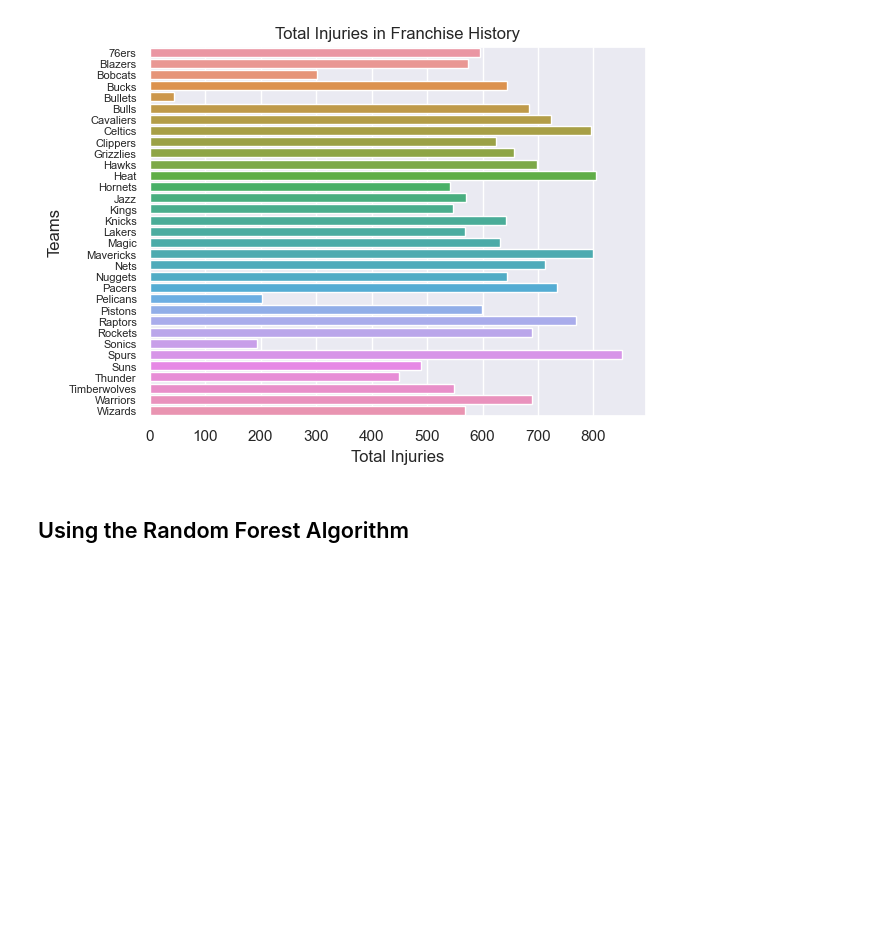
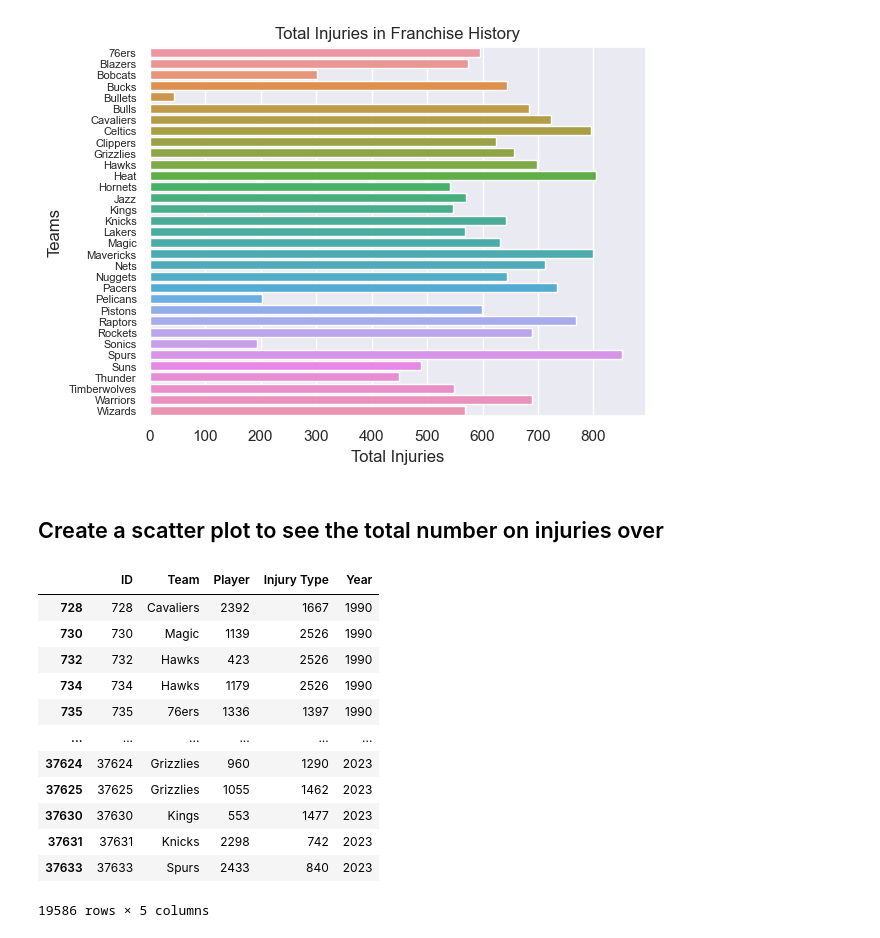
Before and after one commit to adc1021/NBAInjuryPredictor, a Jupyter notebook: notebooks/Forecasting.ipynb, the cells around one changed output. Cells and saved outputs as stored; diff of their text form; code cells hidden in the pictures; blank space fills up the shorter version.

```diff
--- a/notebooks/Forecasting.ipynb
+++ b/notebooks/Forecasting.ipynb
@@ -166,7 +186,7 @@ plt.show()
 # %% [output]
 [figure]
 # %% [markdown]
-## Using the Random Forest Algorithm
+## Create a scatter plot to see the total number on injuries over
 # %%
 # Narrowing possible injuries down to the 20 most frequent
 # decoded_labels = label_encoder.inverse_transform(encoded_labels)
@@ -174,6 +194,22 @@ injuries = injuryData["Injury Type"]
 unique_inj_arr = injuries.value_counts()
 sorted_injuries = unique_inj_arr.sort_values(ascending=False)
 top_20_injuries = sorted_injuries.head(20)
+# %%
+injuryData
+# %% [output]
+|  | ID | Team | Player | Injury Type | Year |
+| 728 | 728 | Cavaliers | 2392 | 1667 | 1990 |
+| 730 | 730 | Magic | 1139 | 2526 | 1990 |
+| 732 | 732 | Hawks | 423 | 2526 | 1990 |
+| 734 | 734 | Hawks | 1179 | 2526 | 1990 |
+| 735 | 735 | 76ers | 1336 | 1397 | 1990 |
+| ... | ... | ... | ... | ... | ... |
+| 37624 | 37624 | Grizzlies | 960 | 1290 | 2023 |
+| 37625 | 37625 | Grizzlies | 1055 | 1462 | 2023 |
+| 37630 | 37630 | Kings | 553 | 1477 | 2023 |
+| 37631 | 37631 | Knicks | 2298 | 742 | 2023 |
+| 37633 | 37633 | Spurs | 2433 | 840 | 2023 |
+19586 rows × 5 columns
 # %%
 # Encoding the Team names
 injuryData['Team']=label_encoder.fit_transform(injuryData['Team'])
```
Also changed, not shown: parts of 3 cells of this notebook, 1 other file.
